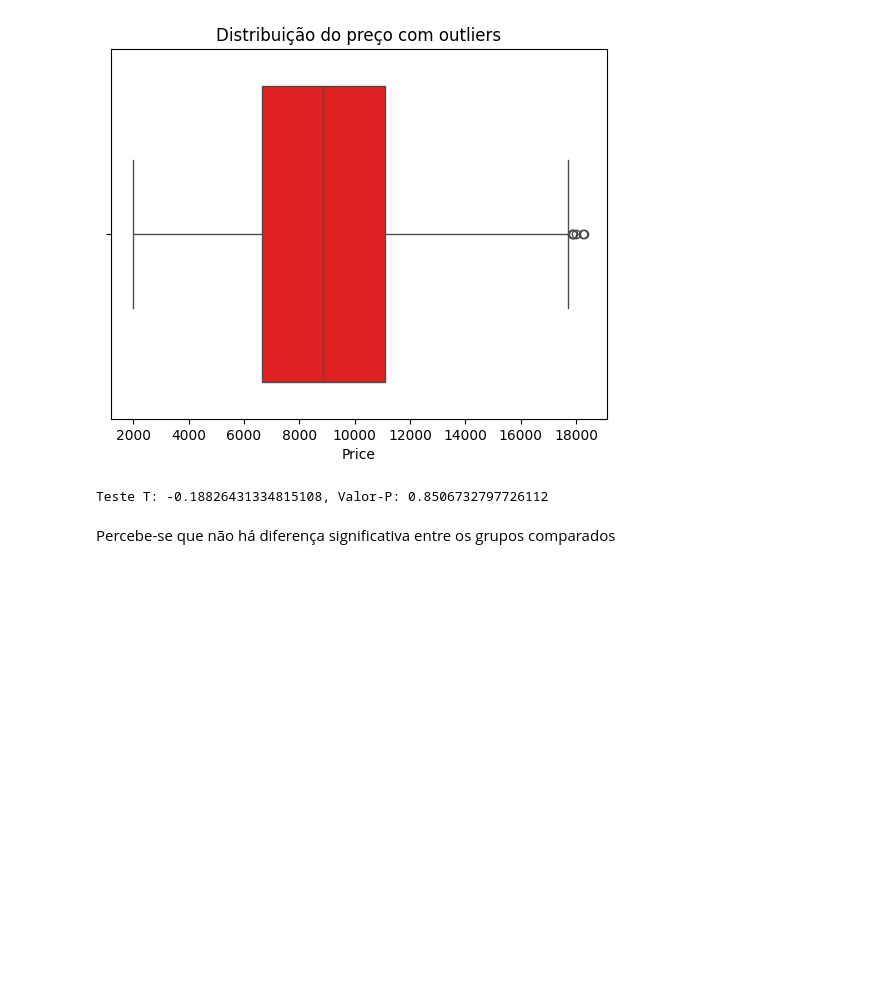
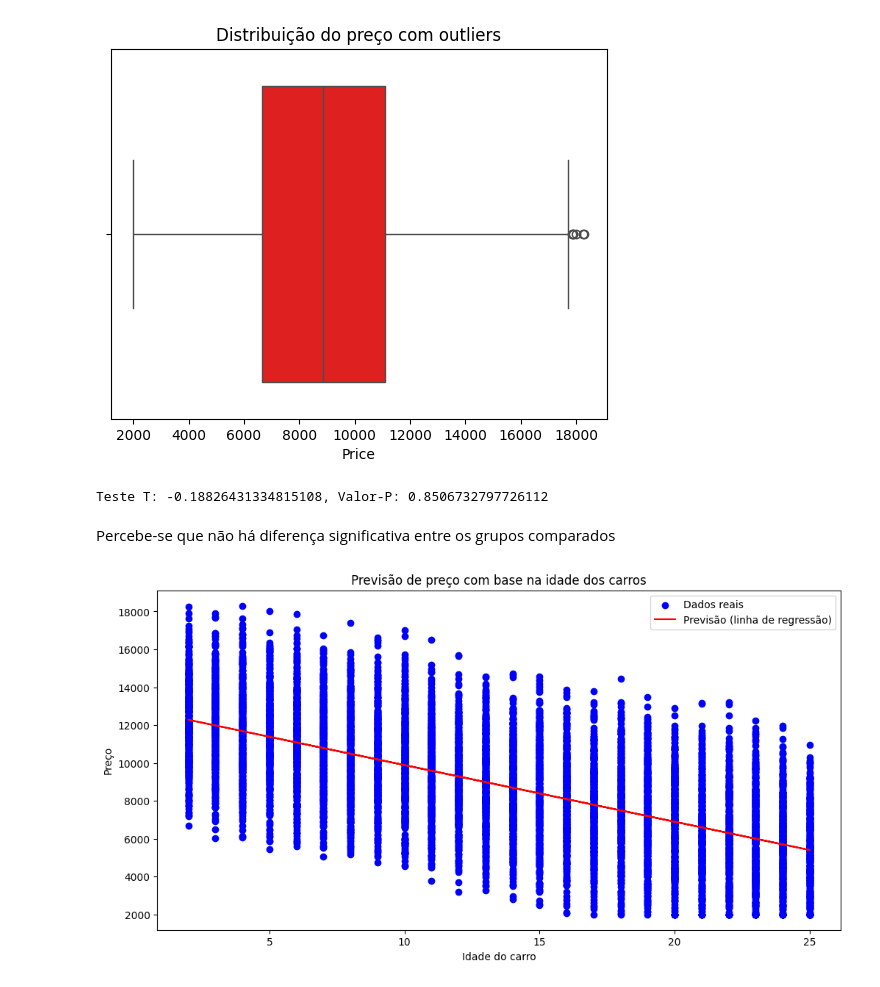
Before and after one commit to Gabriel-Ribeiro0320/Car-Price-Analysis, a Jupyter notebook: CarPriceAnalysis.ipynb, the cells around one changed output. Cells and saved outputs as stored; diff of their text form; code cells hidden in the pictures; blank space fills up the shorter version.

Commit message:
adding a linear regression plot

```diff
--- a/CarPriceAnalysis.ipynb
+++ b/CarPriceAnalysis.ipynb
@@ -241,3 +241,26 @@ print(f"Teste T: {t_stat}, Valor-P: {p_value}")
 Teste T: -0.18826431334815108, Valor-P: 0.8506732797726112
 # %% [markdown]
 Percebe-se que não há diferença significativa entre os grupos comparados
+# %%
+from sklearn.linear_model import LinearRegression
+import matplotlib.pyplot as plt
+
+x = df[["Age"]]
+y = df["Price"]
+
+model = LinearRegression()
+
+model.fit(x, y)
+
+y_pred = model.predict(x)
+
+plt.figure(figsize=(12,6))
+plt.scatter(x, y, color = 'blue', label = 'Dados reais')
+plt.plot(x, y_pred, color='red', label='Previsão (linha de regressão)')
+plt.title('Previsão de preço com base na idade dos carros')
+plt.xlabel("Idade do carro")
+plt.ylabel("Preço")
+plt.legend()
+plt.show()
+# %% [output]
+[figure, added]
```
